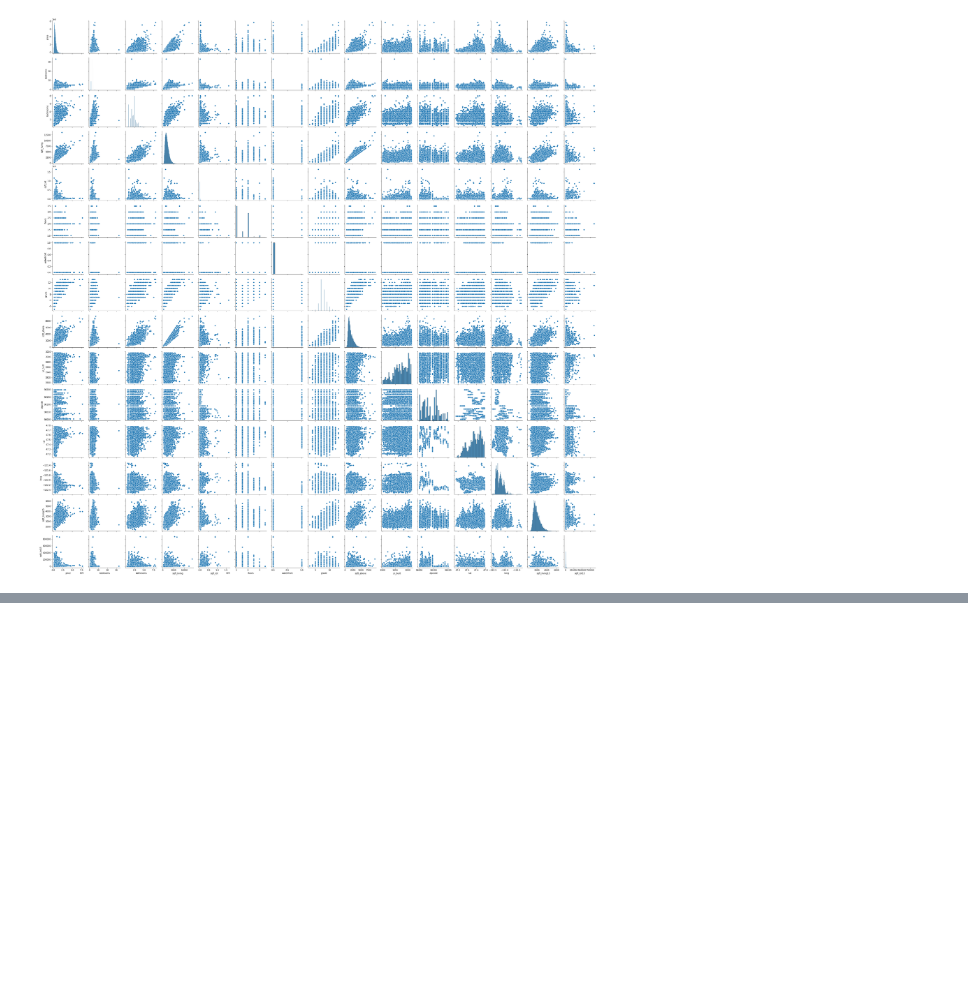
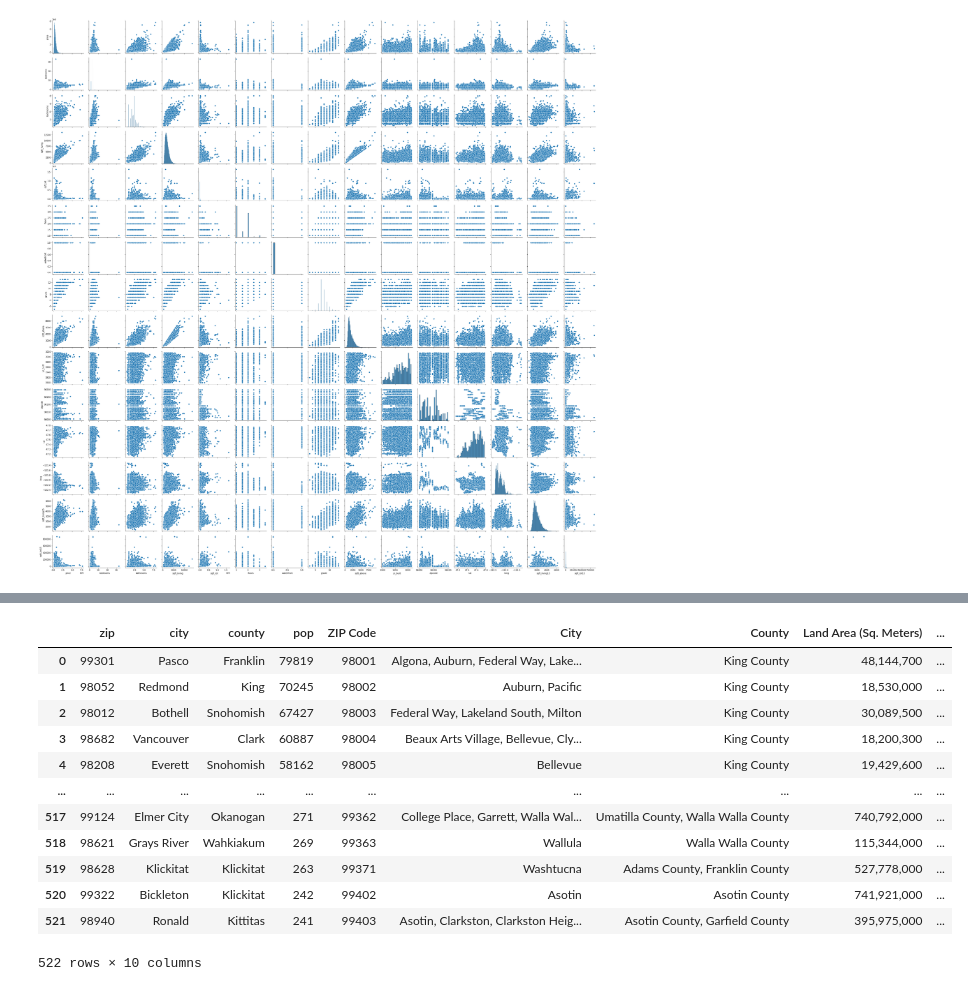
Before and after one commit to aliceagrawal/King-County-House-Sales, a Jupyter notebook: Marshalls Notebook.ipynb, the cells around one changed output, grey strips where cells are left out. Saved outputs shown, nothing was run; the diff lists cells and outputs as text; code cells hidden in the pictures; blank space fills up the shorter version.

```diff
--- a/Marshalls Notebook.ipynb
+++ b/Marshalls Notebook.ipynb
@@ -131,0 +130,2 @@ house
+# %%
+popdf = pd.read_csv('./data/popdata.csv')
@@ -131,0 +155,2 @@ house
+# %%
+areadf = pd.read_csv('./data/KC_area.csv',header=1)
@@ -131,0 +174,2 @@ house
+# %%
+areadf.drop(areadf.columns[0],axis= 1,inplace=True)
@@ -131,0 +205,16 @@ house
+# %%
+pd.concat([popdf, areadf], axis=1, join="inner")
+# %% [output]
+|  | zip | city | county | pop | ZIP Code | City | County | Land Area (Sq. Meters) | ... |
+| 0 | 99301 | Pasco | Franklin | 79819 | 98001 | Algona, Auburn, Federal Way, Lake... | King County | 48,144,700 | ... |
+| 1 | 98052 | Redmond | King | 70245 | 98002 | Auburn, Pacific | King County | 18,530,000 | ... |
+| 2 | 98012 | Bothell | Snohomish | 67427 | 98003 | Federal Way, Lakeland South, Milton | King County | 30,089,500 | ... |
+| 3 | 98682 | Vancouver | Clark | 60887 | 98004 | Beaux Arts Village, Bellevue, Cly... | King County | 18,200,300 | ... |
+| 4 | 98208 | Everett | Snohomish | 58162 | 98005 | Bellevue | King County | 19,429,600 | ... |
+| ... | ... | ... | ... | ... | ... | ... | ... | ... | ... |
+| 517 | 99124 | Elmer City | Okanogan | 271 | 99362 | College Place, Garrett, Walla Wal... | Umatilla County, Walla Walla County | 740,792,000 | ... |
+| 518 | 98621 | Grays River | Wahkiakum | 269 | 99363 | Wallula | Walla Walla County | 115,344,000 | ... |
+| 519 | 98628 | Klickitat | Klickitat | 263 | 99371 | Washtucna | Adams County, Franklin County | 527,778,000 | ... |
+| 520 | 99322 | Bickleton | Klickitat | 242 | 99402 | Asotin | Asotin County | 741,921,000 | ... |
+| 521 | 98940 | Ronald | Kittitas | 241 | 99403 | Asotin, Clarkston, Clarkston Heig... | Asotin County, Garfield County | 395,975,000 | ... |
+522 rows × 10 columns
```
Also changed, not shown: parts of 27 cells of this notebook, 1 other file.
